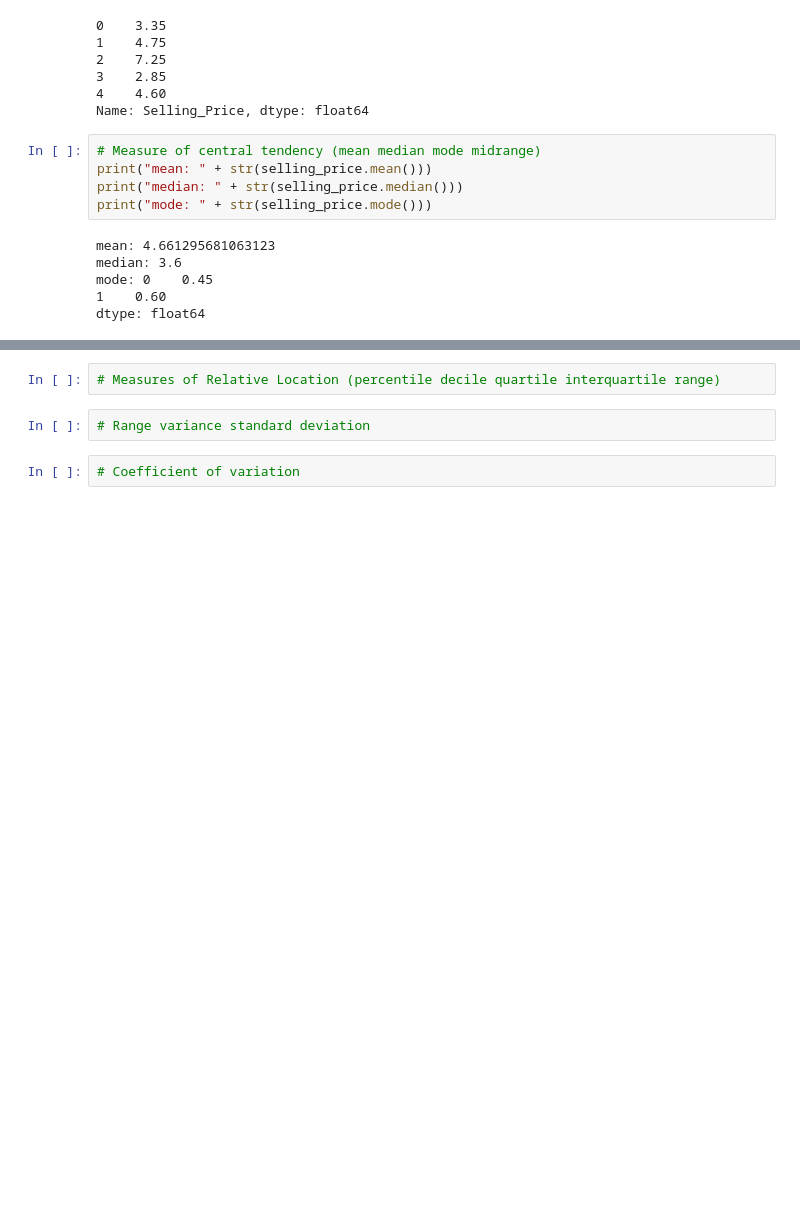
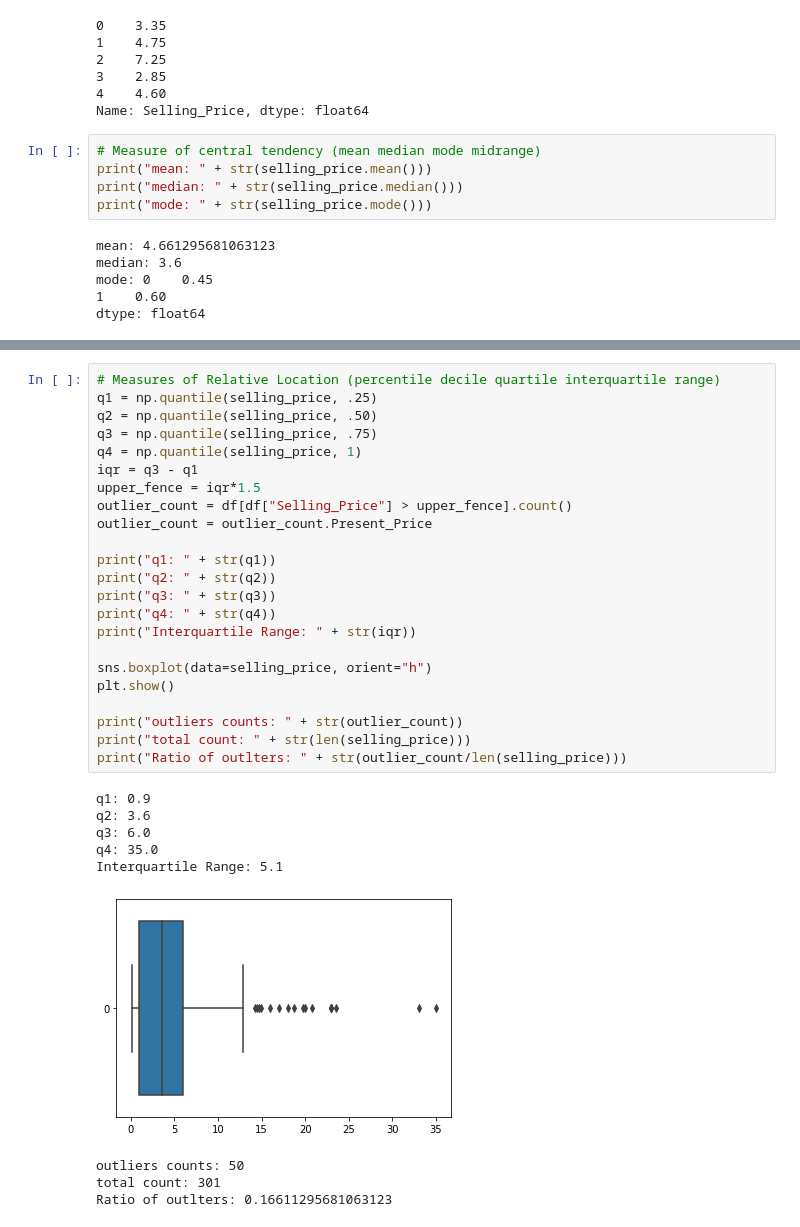
Before and after one commit to ABCD-EDU/cs322-lab, a Jupyter notebook: src/exercises/lab2/DescriptiveStatistics.ipynb, the cells around one changed output, grey strips where cells are left out. Cells and saved outputs as stored; diff of their text form; blank space fills up the shorter version.

```diff
--- a/src/exercises/lab2/DescriptiveStatistics.ipynb
+++ b/src/exercises/lab2/DescriptiveStatistics.ipynb
@@ -56,6 +64,33 @@ print(mode)
-# %%
-# Measures of Relative Location (percentile decile quartile interquartile range)
-# %%
-# Range variance standard deviation
-# %%
-# Coefficient of variation
+# %%
+# Measures of Relative Location (percentile decile quartile interquartile range)
+q1 = np.quantile(selling_price, .25)
+q2 = np.quantile(selling_price, .50)
+q3 = np.quantile(selling_price, .75)
+q4 = np.quantile(selling_price, 1)
+iqr = q3 - q1
+upper_fence = iqr*1.5
+outlier_count = df[df["Selling_Price"] > upper_fence].count()
+outlier_count = outlier_count.Present_Price
+
+print("q1: " + str(q1))
+print("q2: " + str(q2))
+print("q3: " + str(q3))
+print("q4: " + str(q4))
+print("Interquartile Range: " + str(iqr))
+
+sns.boxplot(data=selling_price, orient="h")
+plt.show()
+
+print("outliers counts: " + str(outlier_count))
+print("total count: " + str(len(selling_price)))
+print("Ratio of outlters: " + str(outlier_count/len(selling_price)))
+# %% [output]
+q1: 0.9
+q2: 3.6
+q3: 6.0
+q4: 35.0
+Interquartile Range: 5.1
+[figure, added]
+outliers counts: 50
+total count: 301
+Ratio of outlters: 0.16611295681063123
```
Also changed, not shown: parts of 10 cells of this notebook.
